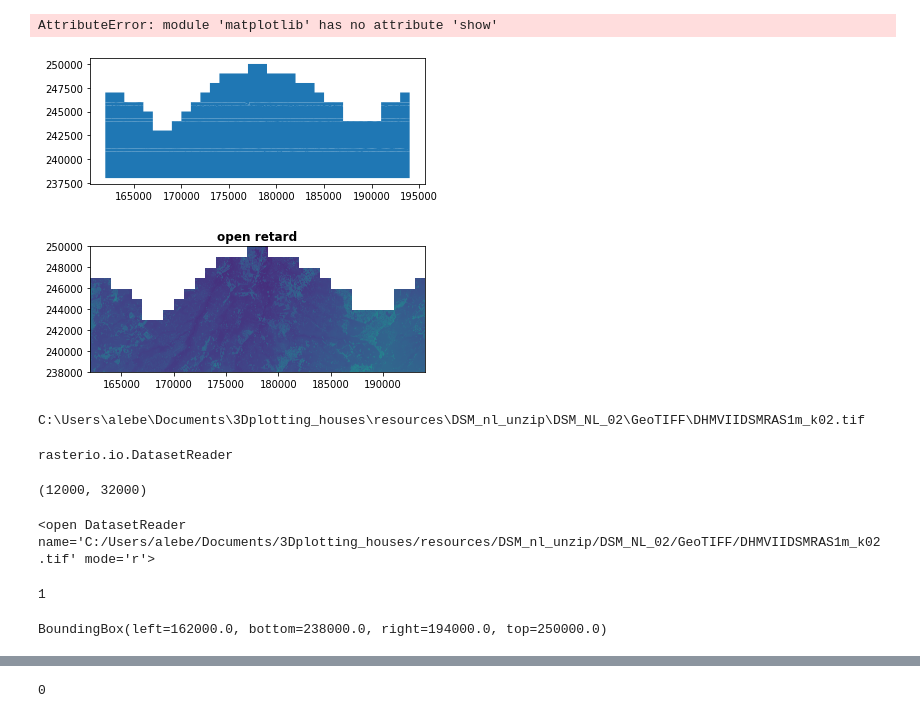
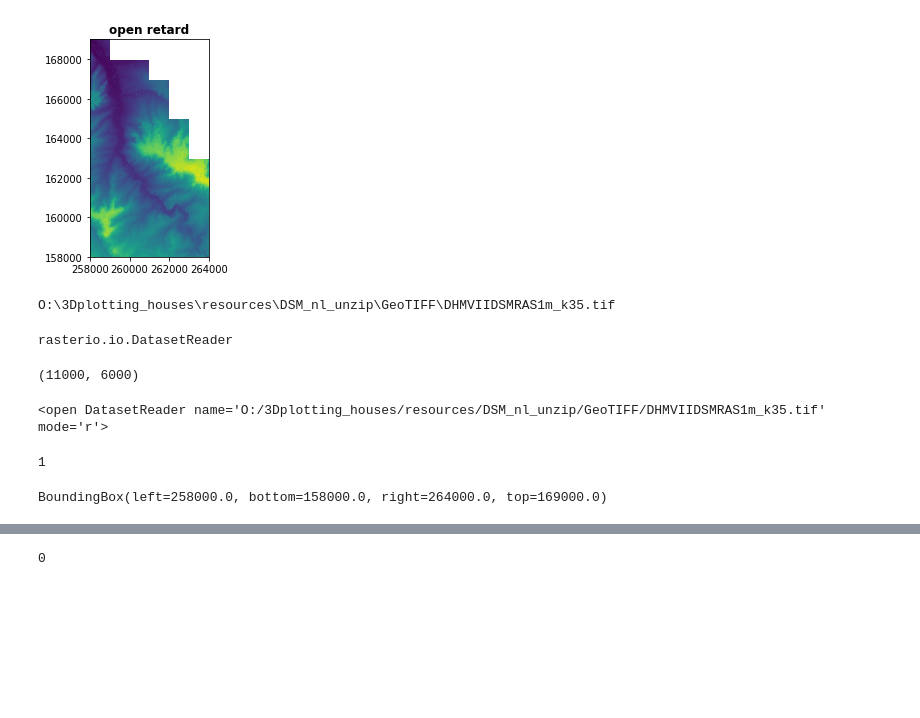
Before and after one commit to alebegge/3Dplotting_houses, a Jupyter notebook: Test_read_1_file.ipynb, the cells around one changed output, grey strips where cells are left out. Drawn from its saved outputs; the diff is of its cells as text; code cells hidden in the pictures; blank space fills up the shorter version.

```diff
--- a/Test_read_1_file.ipynb
+++ b/Test_read_1_file.ipynb
@@ -69,24 +6,16 @@ dtype: object
-# %%
-import matplotlib as plt
-# fig, ax = plt.subplots(figsize = (10,10))
-shape_file_2.plot()
-plt.show()
-# %% [output]
-AttributeError: module 'matplotlib' has no attribute 'show'
-[figure, removed]
 # %%
 import rasterio
 import rasterio.plot
 import os
 from pathlib import Path
 
-file_path = os.path.join(os.path.abspath(''), Path("resources\DSM_nl_unzip\DSM_NL_02\GeoTIFF\DHMVIIDSMRAS1m_k02.tif"))
+file_path = os.path.join(os.path.abspath(''), Path("resources\DSM_nl_unzip\GeoTIFF\DHMVIIDSMRAS1m_k35.tif"))
 tiff = rasterio.open(file_path)
 rasterio.plot.show(tiff, title="open retard")
 print(file_path)
 # %% [output]
-[figure, old version]
+[figure, new version]
-C:\Users\alebe\Documents\3Dplotting_houses\resources\DSM_nl_unzip\DSM_NL_02\GeoTIFF\DHMVIIDSMRAS1m_k02.tif
+O:\3Dplotting_houses\resources\DSM_nl_unzip\GeoTIFF\DHMVIIDSMRAS1m_k35.tif
 # %%
 type(tiff)
 # %% [output]
@@ -94,11 +23,11 @@ rasterio.io.DatasetReader
 # %%
 tiff.shape
 # %% [output]
-(12000, 32000)
+(11000, 6000)
 # %%
 tiff
 # %% [output]
-<open DatasetReader name='C:/Users/alebe/Documents/3Dplotting_houses/resources/DSM_nl_unzip/DSM_NL_02/GeoTIFF/DHMVIIDSMRAS1m_k02.tif' mode='r'>
+<open DatasetReader name='O:/3Dplotting_houses/resources/DSM_nl_unzip/GeoTIFF/DHMVIIDSMRAS1m_k35.tif' mode='r'>
 # %%
 tiff.count
 # %% [output]
@@ -106,4 +35,4 @@ tiff.count
 # %%
 tiff.bounds
 # %% [output]
-BoundingBox(left=162000.0, bottom=238000.0, right=194000.0, top=250000.0)
+BoundingBox(left=258000.0, bottom=158000.0, right=264000.0, top=169000.0)
```
Also changed, not shown: parts of 32 cells of this notebook, 5 other files.
